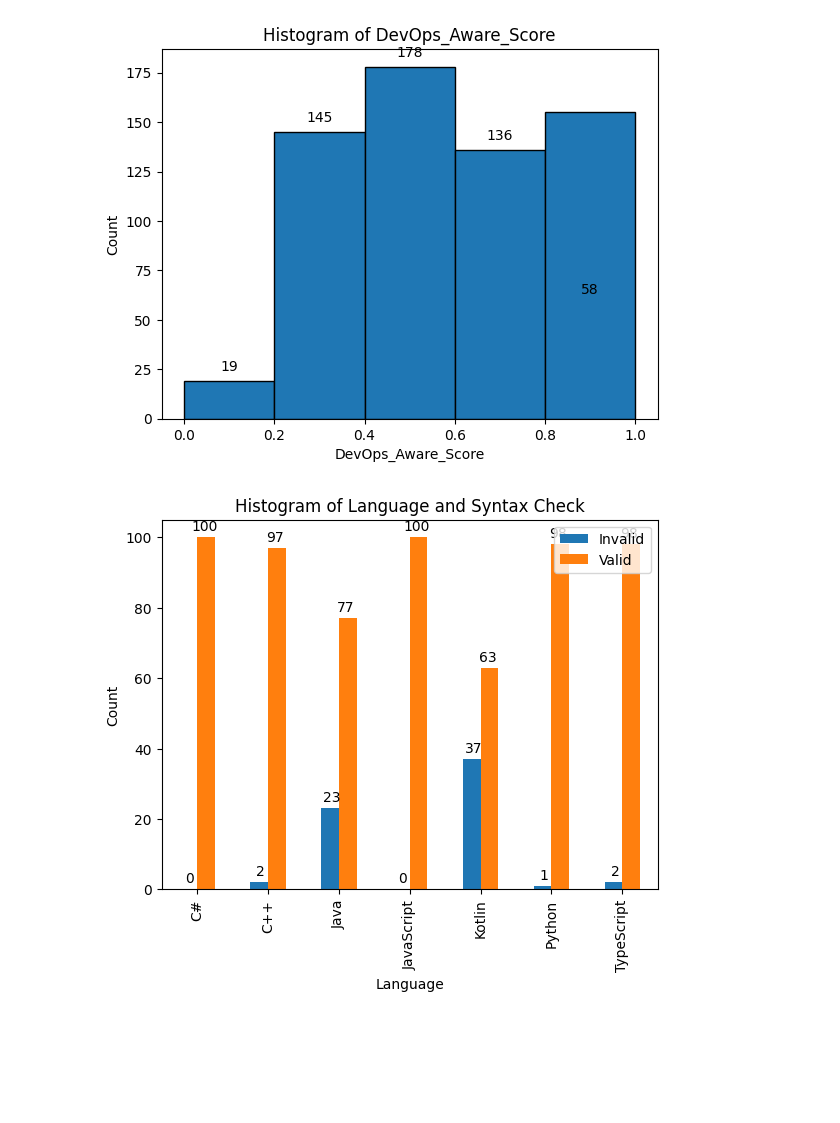
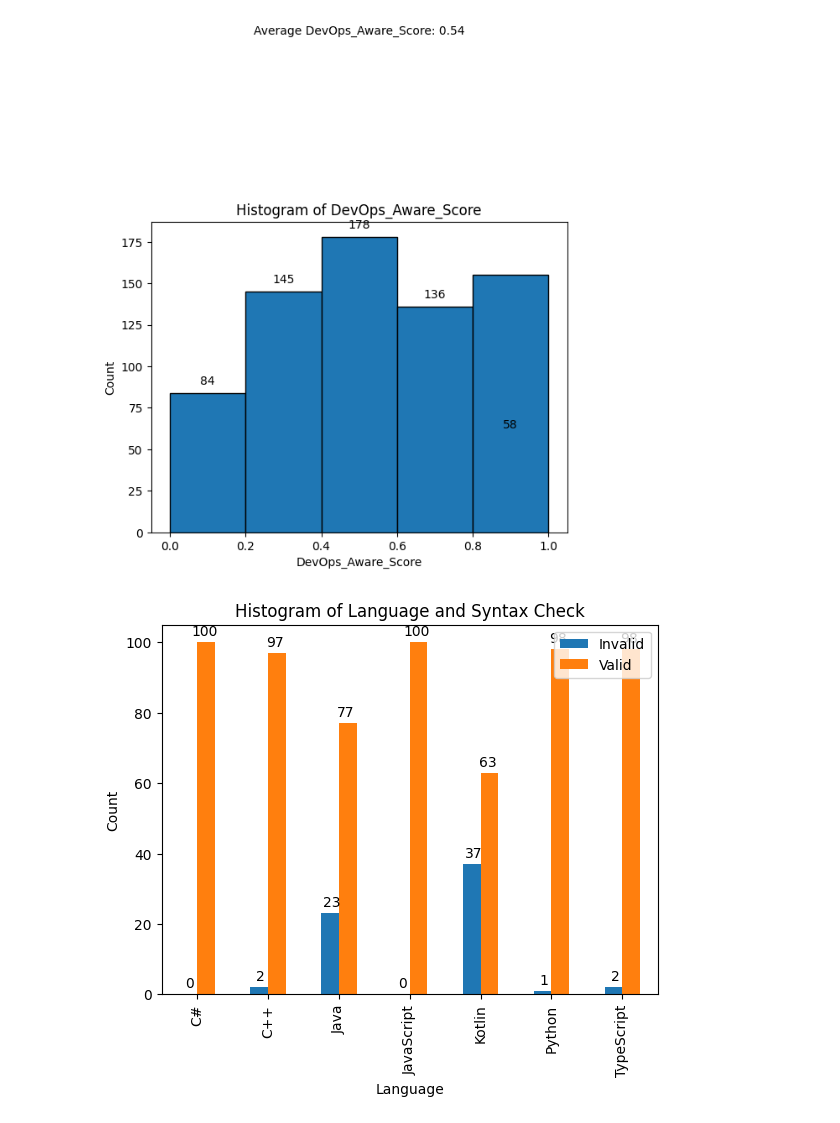
Before and after one commit to deep-mm/devops-llm-bot, a Jupyter notebook: experiments/results/output-gpt4.ipynb, the cells around one changed output. Drawn from its saved outputs; the diff is of its cells as text; code cells hidden in the pictures; blank space fills up the shorter version.

Commit message:
Update results graph

```diff
--- a/experiments/results/output-gpt4.ipynb
+++ b/experiments/results/output-gpt4.ipynb
@@ -7,24 +7,30 @@ df = pd.read_csv('output-gpt4.csv')
 
 # Remove rows with syntax column other than valid and invalid
 df = df[df['Syntax_Check'].isin(['Valid', 'Invalid'])]
+
+# Replace empty DevOps_Aware_Score with 0
+df['DevOps_Aware_Score'] = df['DevOps_Aware_Score'].fillna(0)
 # %%
 # create histogram
 plt.hist(df['DevOps_Aware_Score'], bins=5, range=(0, 1), edgecolor='black')
 
 # set labels and title
 plt.xlabel('DevOps_Aware_Score')
 plt.ylabel('Count')
 plt.title('Histogram of DevOps_Aware_Score')
 
 # show count on top of each histogram
 for i in range(5):
     count = len(df[(df['DevOps_Aware_Score'] >= i*0.2) & (df['DevOps_Aware_Score'] < (i+1)*0.2)])
     plt.text(i*0.2+0.1, count+5, str(count), ha='center')
 
+# Print average DevOps_Aware_Score on top of the histogram
+plt.text(0.5, 300, 'Average DevOps_Aware_Score: ' + str(round(df['DevOps_Aware_Score'].mean(), 2)), ha='center')
+
 # show the plot
 plt.show()
 # %% [output]
-[figure, old version]
+[figure, new version]
 # %%
 # Group the data by language and syntax check
 grouped_data = df.groupby(['Language', 'Syntax_Check']).size().unstack()
```
Also changed, not shown: parts of 2 cells of this notebook, 1 other file.
